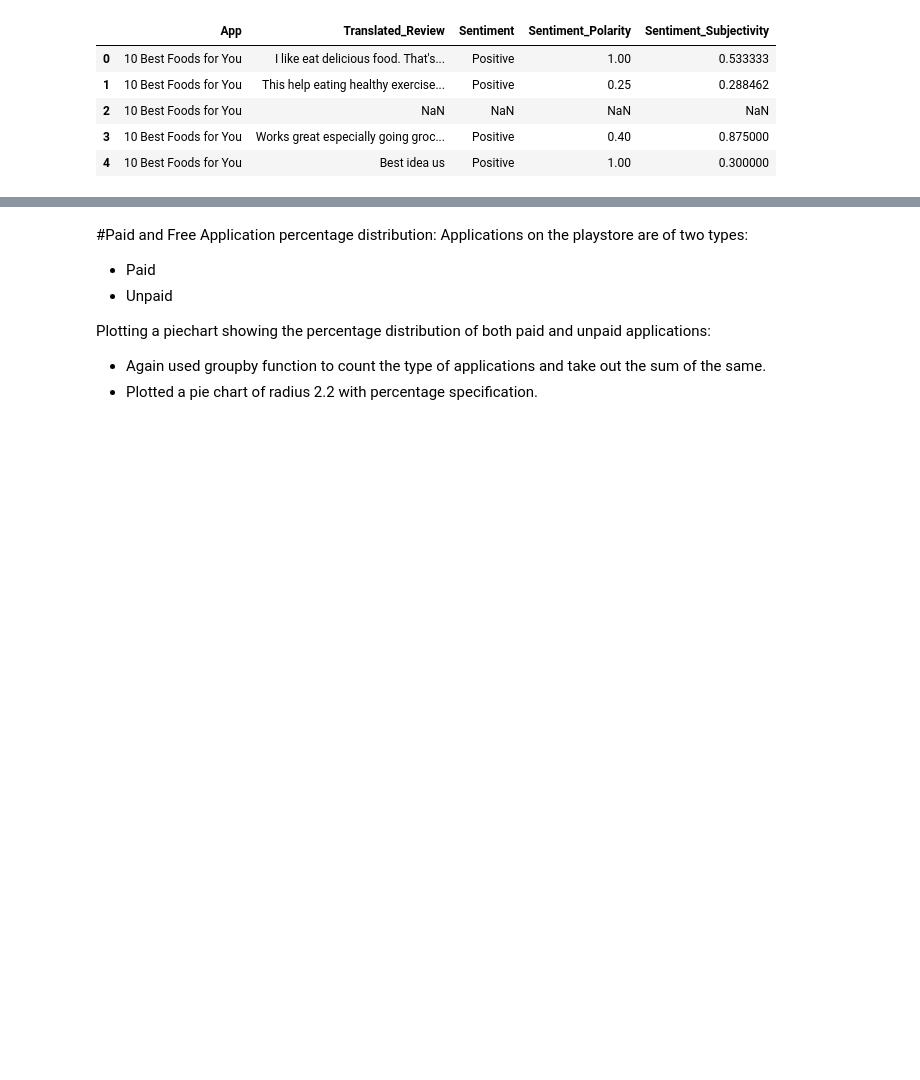
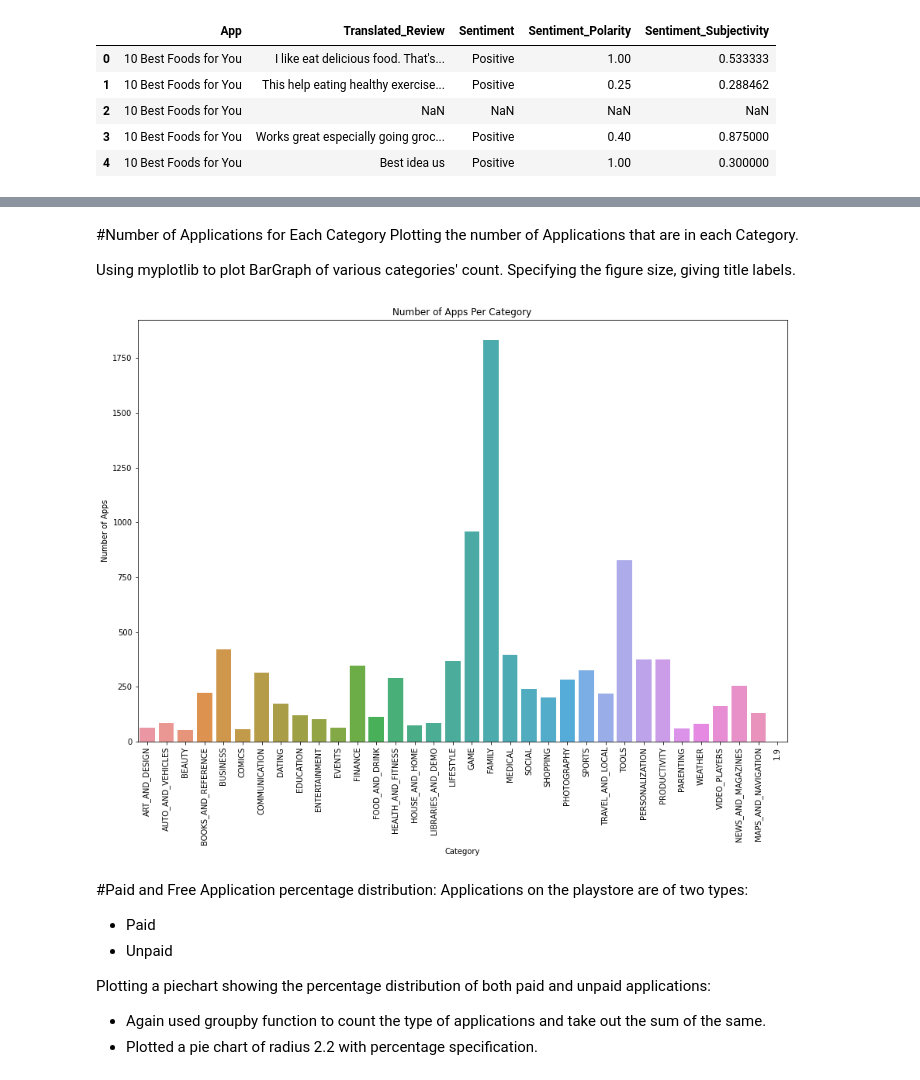
Before and after one commit to AditiBhattacharya11/PlayStore-Review-Analysis-EDA, a Jupyter notebook: Play_Store_App_Review_Analysis_EDA_Capstone_Project.ipynb, the cells around one changed output, grey strips where cells are left out. Saved outputs shown, nothing was run; the diff lists cells and outputs as text; code cells hidden in the pictures; blank space fills up the shorter version.

```diff
--- a/Play_Store_App_Review_Analysis_EDA_Capstone_Project.ipynb
+++ b/Play_Store_App_Review_Analysis_EDA_Capstone_Project.ipynb
@@ -384,3 +333,18 @@ Index(['ART_AND_DESIGN', 'AUTO_AND_VEHICLES', 'BEAUTY', 'BOOKS_AND_REFERENCE',
+# %% [markdown]
+#Number of Applications for Each Category
+Plotting the number of Applications that are in each Category.
+
+Using myplotlib to plot BarGraph of various categories' count.
+Specifying the figure size, giving title labels.
+# %%
+plt.figure(figsize=(15,10))
+sns.countplot(x='Category', data=playstoredf)
+plt.title('Number of Apps Per Category')
+plt.xticks(rotation=90)
+plt.ylabel('Number of Apps')
+plt.show()
+# %% [output]
+[figure, added]
 # %% [markdown]
 #Paid and Free Application percentage distribution:
 Applications on the playstore are of two types:
```
Also changed, not shown: parts of 39 cells of this notebook.
